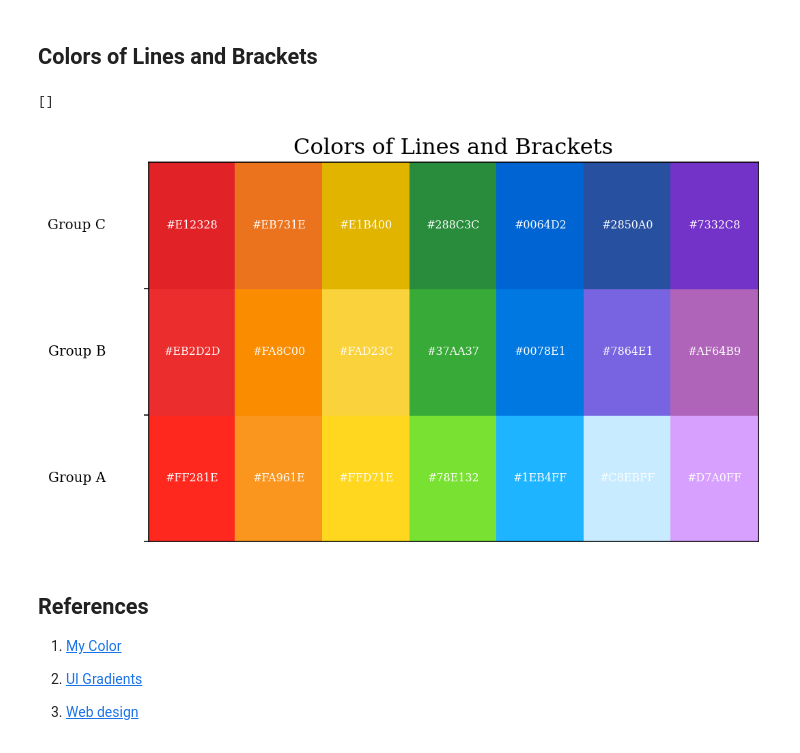
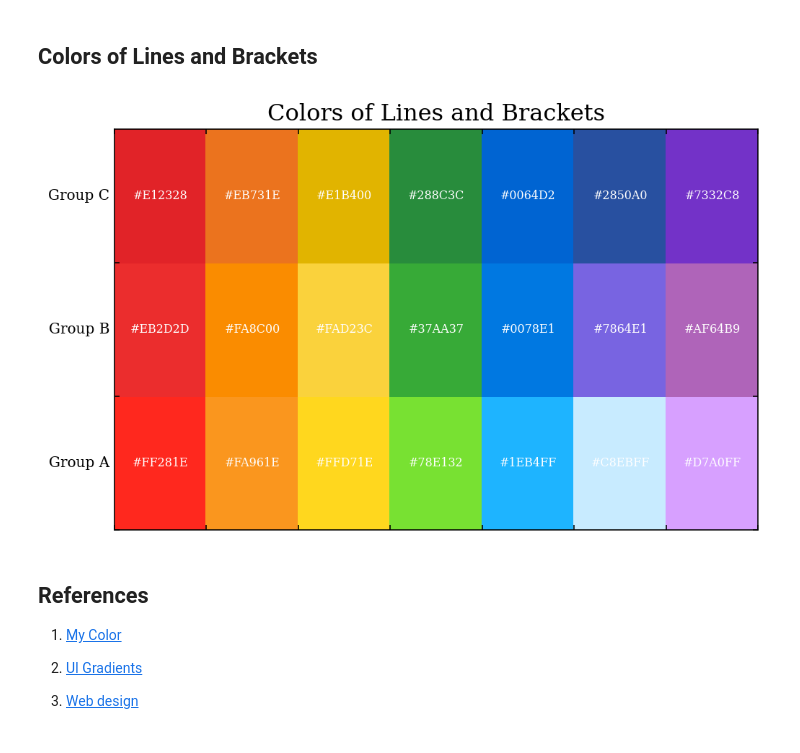
Before and after one commit to Photonico/Computational_Physics_Topics, a Jupyter notebook: Color References/Colors Demonstration.ipynb, the cells around one changed output. Cells and saved outputs as stored; diff of their text form; code cells hidden in the pictures.

```diff
--- a/Color References/Colors Demonstration.ipynb
+++ b/Color References/Colors Demonstration.ipynb
@@ -40,41 +40,40 @@ line_colors_C = ["#E12328", "#EB731E", "#E1B400", "#288C3C", "#0064D2", "#2850A0
 
 # Combine the color codes into a list
 line_colors = [line_colors_A, line_colors_B, line_colors_C]
 
 params = {"text.usetex": False, "font.family": "serif", "mathtext.fontset": "cm",
           "axes.titlesize": 16, "axes.labelsize": 14, "figure.facecolor": "w"}
 plt.rcParams.update(params)
 
+
 # Create a canvas
 fig, ax = plt.subplots(1, 1, figsize=(8,5), dpi=144)
 plt.title("Colors of Lines and Brackets")
 
 # Iterate through the color codes and draw the corresponding color blocks
 for row, color_row in enumerate(line_colors):
     for col, color in enumerate(color_row):
         # Draw a rectangle to represent the color
         rect = plt.Rectangle((col, row), 1, 1, color=color)
         ax.add_patch(rect)
         # Add the color code text in the middle of the rectangle
         plt.text(col + 0.5, row + 0.5, color, ha="center", va="center", fontsize=8, color="white")
 
 # Set the range and labels for the axes
+ax.tick_params(direction="in", which="both", top=True, right=True, bottom=True, left=True)
 max_length = max(len(line_colors_A), len(line_colors_B), len(line_colors_C))
 ax.set_xlim(0, max_length)
 ax.set_ylim(0, len(line_colors))
+ax.set_xticklabels([])
+ax.set_yticklabels([])
 ax.set_yticks(range(len(line_colors)))
-ax.set_yticklabels(['' for _ in range(len(line_colors))])
 
-labels = ['Group A', 'Group B', 'Group C']
+labels = ["Group A", "Group B", "Group C"]
 yaxis_offset = 0.5  # move labels up by 0.5
 for i, label in enumerate(labels):
-    ax.text(-max_length*0.01, i + yaxis_offset, label, transform=ax.get_yaxis_transform(), ha='right', va='center')
-
-# Remove x-axis ticks
-ax.set_xticks([])
+    ax.text(-max_length*0.001, i + yaxis_offset, label, transform=ax.get_yaxis_transform(), ha="right", va="center")
 # %% [output]
-[]
-[figure, old version]
+[figure, new version]
 # %% [markdown]
 ## References
 
```
